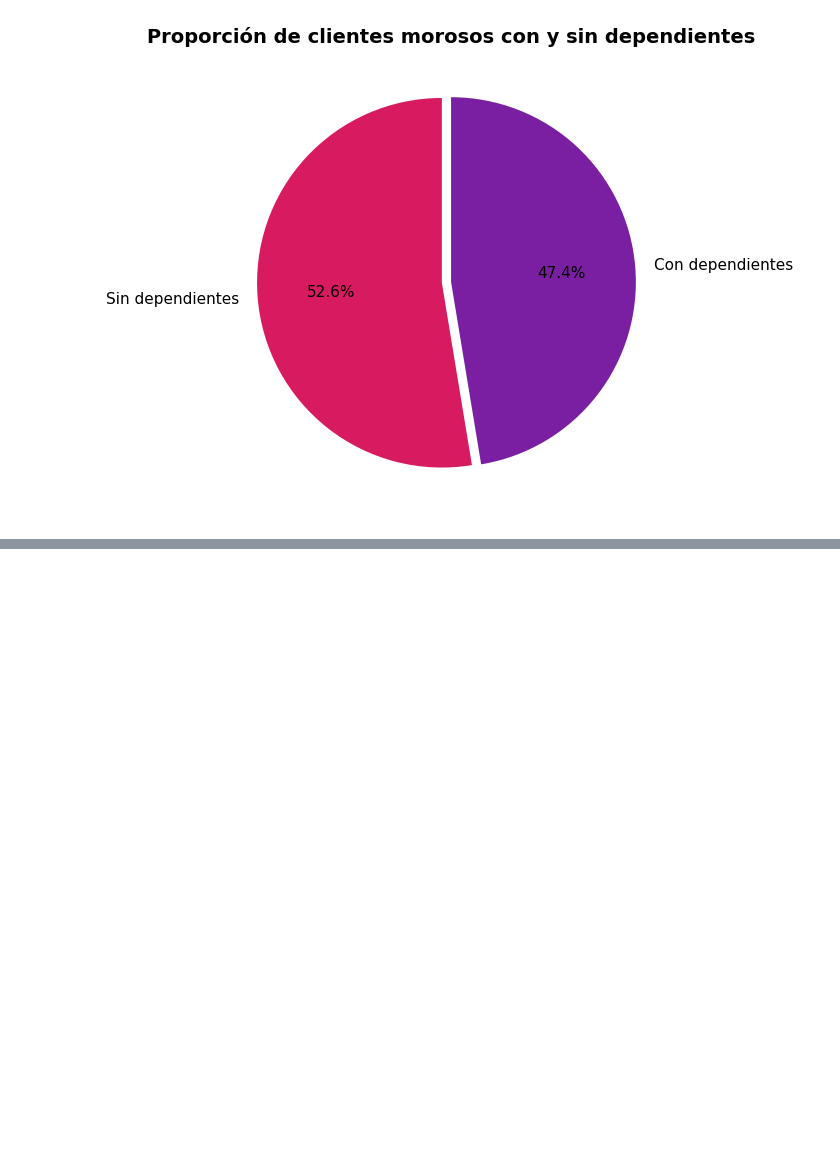
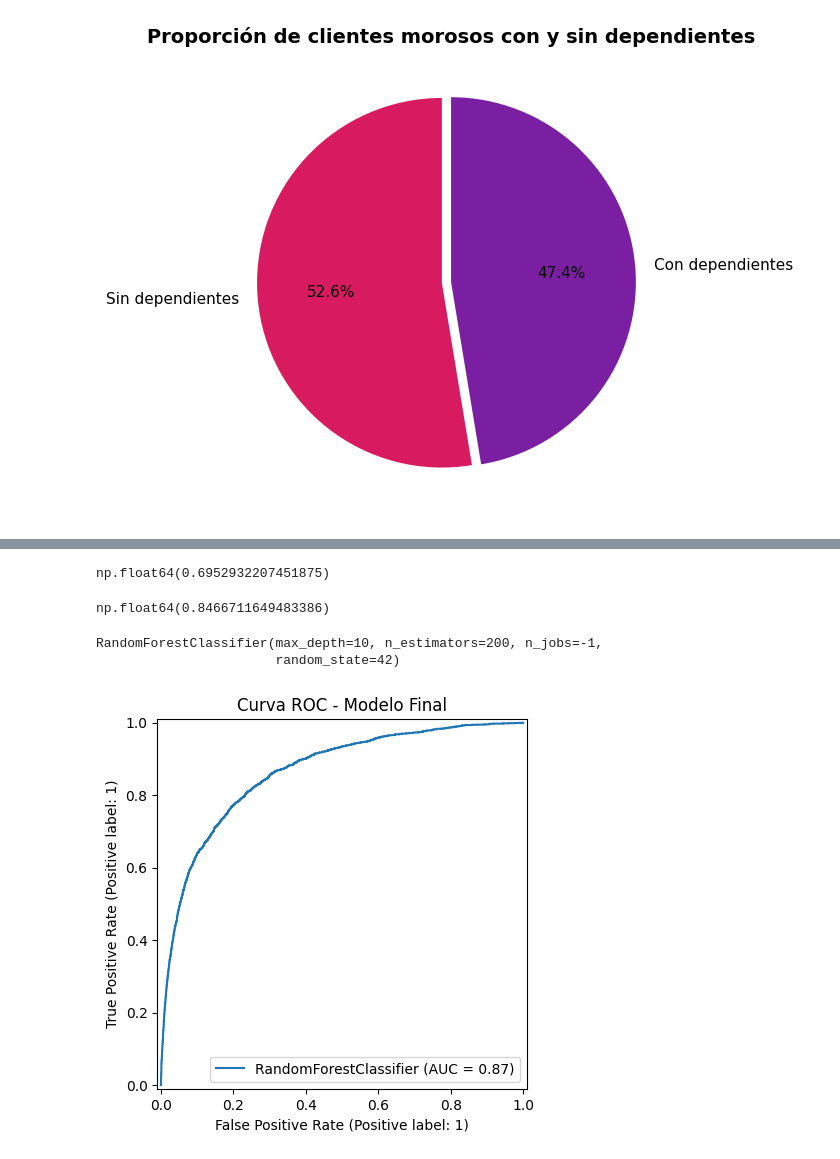
Before and after one commit to maitena-11g/carpetamay, a Jupyter notebook: Givemecredit.ipynb, the cells around one changed output, grey strips where cells are left out. Cells and saved outputs as stored; diff of their text form; code cells hidden in the pictures; blank space fills up the shorter version.

```diff
--- a/Givemecredit.ipynb
+++ b/Givemecredit.ipynb
@@ -700,0 +1114,3 @@ See the caveats in the documentation: https://pandas.pydata.org/pandas-docs/stab
+# %%
+# One-Hot Encoding de variables categóricas
+X = pd.get_dummies(X, drop_first=True)
@@ -700,0 +1122,63 @@ See the caveats in the documentation: https://pandas.pydata.org/pandas-docs/stab
+# %%
+from sklearn.model_selection import train_test_split
+
+X_train, X_test, y_train, y_test = train_test_split(
+    X, y, test_size=0.25, random_state=42, stratify=y
+)
+# %%
+#ESCALAMOS NUEVAMENTE
+from sklearn.preprocessing import StandardScaler
+
+numeric_cols = X_train.columns
+
+scaler = StandardScaler()
+X_train[numeric_cols] = scaler.fit_transform(X_train[numeric_cols])
+X_test[numeric_cols] = scaler.transform(X_test[numeric_cols])
+# %%
+#ENTRENAMIENTO
+from sklearn.linear_model import LogisticRegression
+from sklearn.model_selection import cross_val_score
+
+log_reg = LogisticRegression(max_iter=1000)
+
+auc_lr = cross_val_score(
+    log_reg, X_train, y_train,
+    cv=5, scoring='roc_auc'
+).mean()
+
+auc_lr
+# %% [output]
+np.float64(0.6952932207451875)
+# %%
+#MODELO 2 random forest
+from sklearn.ensemble import RandomForestClassifier
+
+rf = RandomForestClassifier(n_estimators=200, random_state=42)
+
+auc_rf = cross_val_score(rf, X_train, y_train, cv=5, scoring='roc_auc').mean()
+auc_rf
+# %% [output]
+np.float64(0.8466711649483386)
+# %%
+from sklearn.ensemble import RandomForestClassifier
+
+best_model = RandomForestClassifier(
+    n_estimators=200,
+    max_depth=10,
+    random_state=42,
+    n_jobs=-1
+)
+
+best_model.fit(X_train, y_train)
+# %% [output]
+RandomForestClassifier(max_depth=10, n_estimators=200, n_jobs=-1,
+                       random_state=42)
+# %%
+#test
+from sklearn.metrics import RocCurveDisplay
+
+RocCurveDisplay.from_estimator(best_model, X_test, y_test)
+plt.title("Curva ROC - Modelo Final")
+plt.show()
+# %% [output]
+[figure, added]
```
Also changed, not shown: parts of 40 cells of this notebook.
